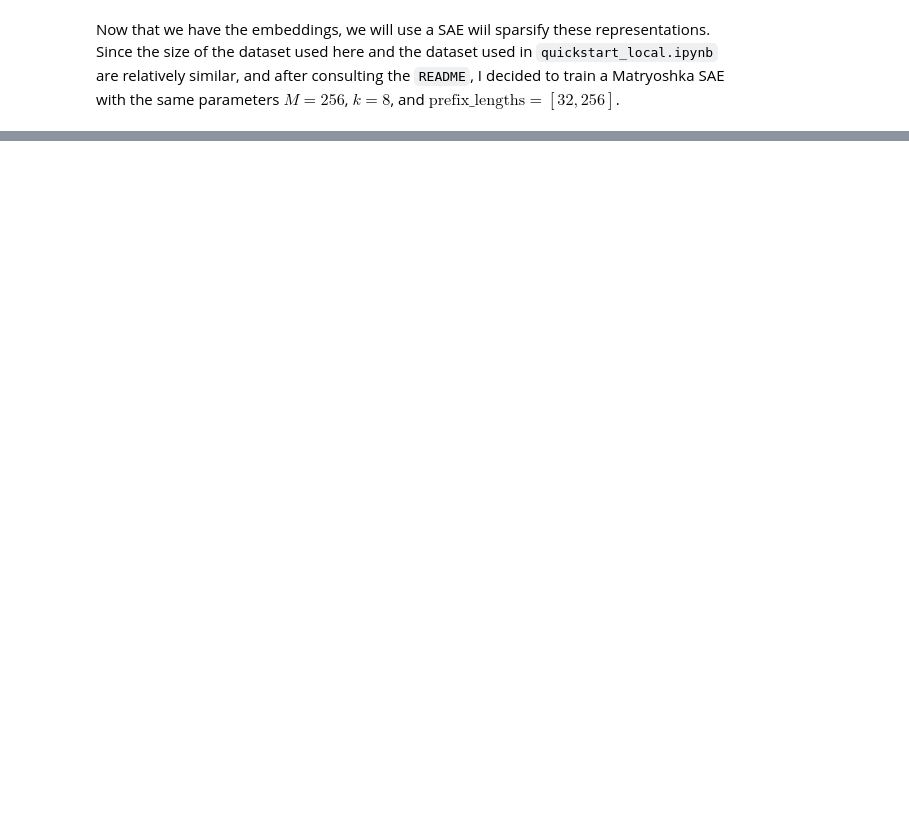
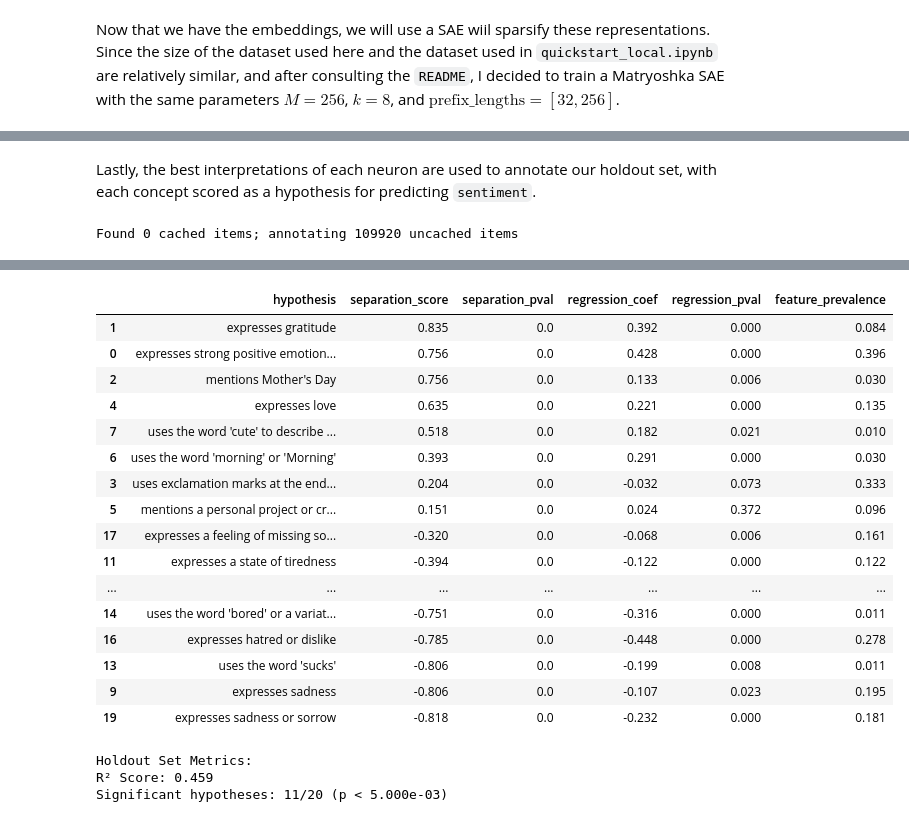
Before and after one commit to lordkilgore/HypotheSAEs, a Jupyter notebook: phoenix/deliverable.ipynb, the cells around one changed output, grey strips where cells are left out. Cells and saved outputs as stored; diff of their text form; code cells hidden in the pictures; blank space fills up the shorter version.

```diff
--- a/phoenix/deliverable.ipynb
+++ b/phoenix/deliverable.ipynb
@@ -67,0 +199,31 @@ Saved model to data/checkpoints/twitter_quickstart_local_nomic-ai/modernbert-emb
+# %% [markdown]
+Lastly, the best interpretations of each neuron are used to annotate our holdout set, with each concept scored as a hypothesis for predicting `sentiment`.
+# %%
+val_holdout_texts = val_df_holdout['text']
+val_holdout_sentiments = val_df_holdout['sentiment']
+
+holdout_annotations = annotate_texts_with_concepts(
+    model="gemini-2.5-flash-lite",
+    texts=val_holdout_texts,
+    concepts=best_interp_df['best_interpretation'].tolist(),
+    max_words_per_example=128,
+    cache_name=CACHE_NAME,
+    n_workers=50,
+)
+
+metrics, hypothesis_df = score_hypotheses(
+    hypothesis_annotations=holdout_annotations,
+    y_true=val_holdout_sentiments,
+    classification=False,
+)
+
+pd.set_option('display.max_colwidth', None)
+display(hypothesis_df.round(3))
+pd.reset_option('display.max_colwidth')
+
+print("\nHoldout Set Metrics:")
+print(f"R² Score: {metrics['r2']:.3f}")
+print(f"Significant hypotheses: {metrics['Significant'][0]}/{metrics['Significant'][1]} "
+      f"(p < {metrics['Significant'][2]:.3e})")
+# %% [output]
+Found 0 cached items; annotating 109920 uncached items
@@ -67,0 +247,20 @@ Saved model to data/checkpoints/twitter_quickstart_local_nomic-ai/modernbert-emb
+|  | hypothesis | separation_score | separation_pval | regression_coef | regression_pval | feature_prevalence |
+| 1 | expresses gratitude | 0.835 | 0.0 | 0.392 | 0.000 | 0.084 |
+| 0 | expresses strong positive emotion... | 0.756 | 0.0 | 0.428 | 0.000 | 0.396 |
+| 2 | mentions Mother's Day | 0.756 | 0.0 | 0.133 | 0.006 | 0.030 |
+| 4 | expresses love | 0.635 | 0.0 | 0.221 | 0.000 | 0.135 |
+| 7 | uses the word 'cute' to describe ... | 0.518 | 0.0 | 0.182 | 0.021 | 0.010 |
+| 6 | uses the word 'morning' or 'Morning' | 0.393 | 0.0 | 0.291 | 0.000 | 0.030 |
+| 3 | uses exclamation marks at the end... | 0.204 | 0.0 | -0.032 | 0.073 | 0.333 |
+| 5 | mentions a personal project or cr... | 0.151 | 0.0 | 0.024 | 0.372 | 0.096 |
+| 17 | expresses a feeling of missing so... | -0.320 | 0.0 | -0.068 | 0.006 | 0.161 |
+| 11 | expresses a state of tiredness | -0.394 | 0.0 | -0.122 | 0.000 | 0.122 |
+| ... | ... | ... | ... | ... | ... | ... |
+| 14 | uses the word 'bored' or a variat... | -0.751 | 0.0 | -0.316 | 0.000 | 0.011 |
+| 16 | expresses hatred or dislike | -0.785 | 0.0 | -0.448 | 0.000 | 0.278 |
+| 13 | uses the word 'sucks' | -0.806 | 0.0 | -0.199 | 0.008 | 0.011 |
+| 9 | expresses sadness | -0.806 | 0.0 | -0.107 | 0.023 | 0.195 |
+| 19 | expresses sadness or sorrow | -0.818 | 0.0 | -0.232 | 0.000 | 0.181 |
+Holdout Set Metrics:
+R² Score: 0.459
+Significant hypotheses: 11/20 (p < 5.000e-03)
```
Also changed, not shown: parts of 13 cells of this notebook, 4 other files.
